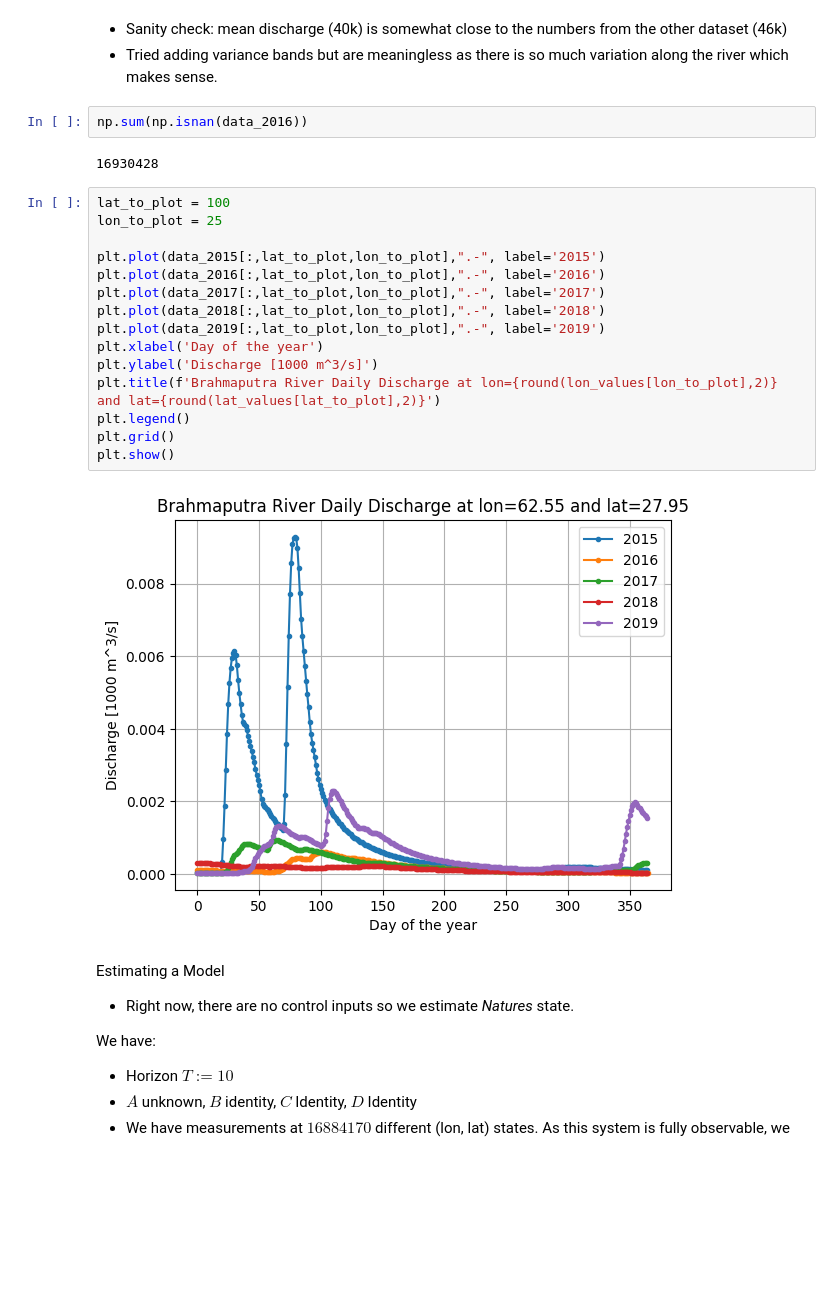
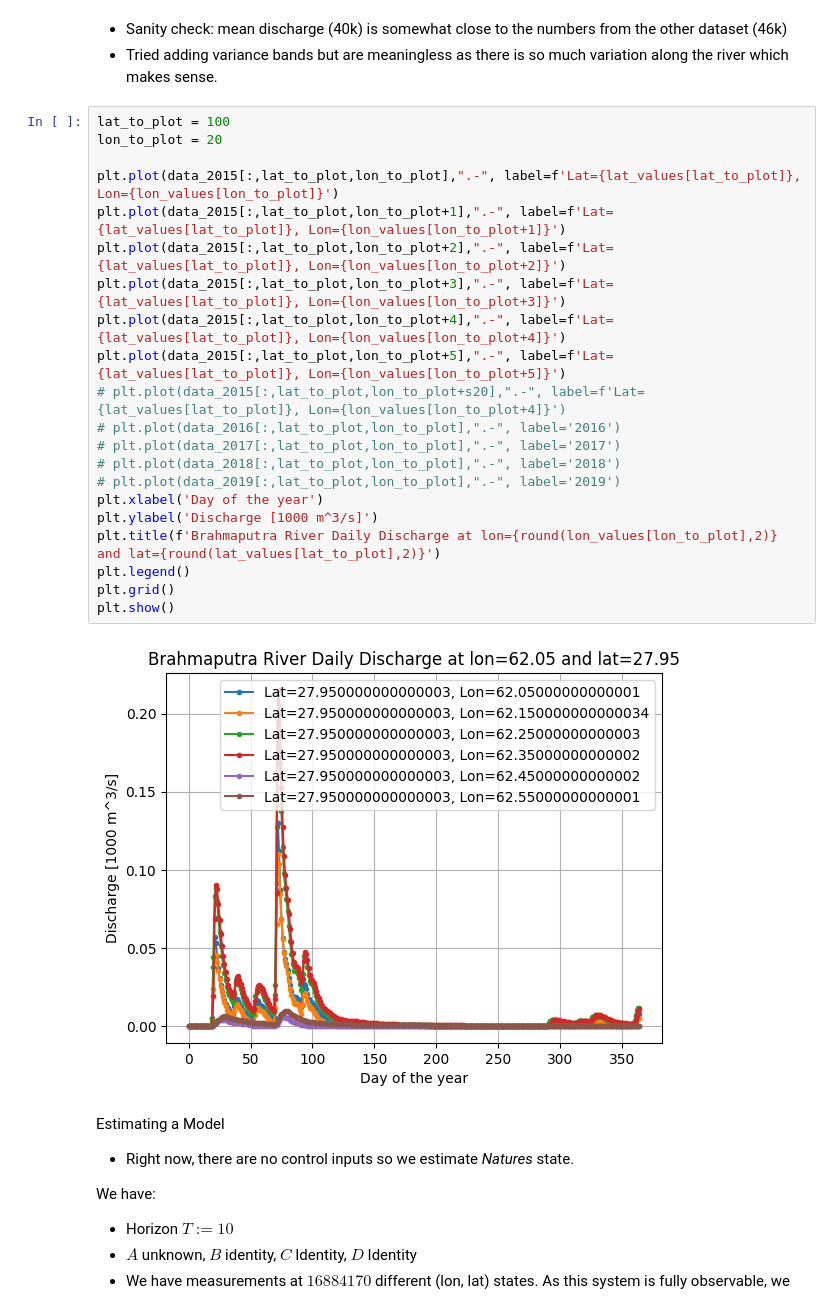
Before and after one commit to PaulNitschke/DS-Brahmaputra-River, a Jupyter notebook: notebooks/yearly_discharge.ipynb, the cells around one changed output. Drawn from its saved outputs; the diff is of its cells as text; blank space fills up the shorter version.

```diff
--- a/notebooks/yearly_discharge.ipynb
+++ b/notebooks/yearly_discharge.ipynb
@@ -68,27 +163,29 @@ plt.show()
 # %% [markdown]
 - Sanity check: mean discharge (40k) is somewhat close to the numbers from the other dataset (46k)
 - Tried adding variance bands but are meaningless as there is so much variation along the river which makes sense.
-# %%
-np.sum(np.isnan(data_2016))
-# %% [output]
-16930428
 # %%
 lat_to_plot = 100
-lon_to_plot = 25
+lon_to_plot = 20
 
-plt.plot(data_2015[:,lat_to_plot,lon_to_plot],".-", label='2015')
-plt.plot(data_2016[:,lat_to_plot,lon_to_plot],".-", label='2016')
-plt.plot(data_2017[:,lat_to_plot,lon_to_plot],".-", label='2017')
-plt.plot(data_2018[:,lat_to_plot,lon_to_plot],".-", label='2018')
-plt.plot(data_2019[:,lat_to_plot,lon_to_plot],".-", label='2019')
+plt.plot(data_2015[:,lat_to_plot,lon_to_plot],".-", label=f'Lat={lat_values[lat_to_plot]}, Lon={lon_values[lon_to_plot]}')
+plt.plot(data_2015[:,lat_to_plot,lon_to_plot+1],".-", label=f'Lat={lat_values[lat_to_plot]}, Lon={lon_values[lon_to_plot+1]}')
+plt.plot(data_2015[:,lat_to_plot,lon_to_plot+2],".-", label=f'Lat={lat_values[lat_to_plot]}, Lon={lon_values[lon_to_plot+2]}')
+plt.plot(data_2015[:,lat_to_plot,lon_to_plot+3],".-", label=f'Lat={lat_values[lat_to_plot]}, Lon={lon_values[lon_to_plot+3]}')
+plt.plot(data_2015[:,lat_to_plot,lon_to_plot+4],".-", label=f'Lat={lat_values[lat_to_plot]}, Lon={lon_values[lon_to_plot+4]}')
+plt.plot(data_2015[:,lat_to_plot,lon_to_plot+5],".-", label=f'Lat={lat_values[lat_to_plot]}, Lon={lon_values[lon_to_plot+5]}')
+# plt.plot(data_2015[:,lat_to_plot,lon_to_plot+s20],".-", label=f'Lat={lat_values[lat_to_plot]}, Lon={lon_values[lon_to_plot+4]}')
+# plt.plot(data_2016[:,lat_to_plot,lon_to_plot],".-", label='2016')
+# plt.plot(data_2017[:,lat_to_plot,lon_to_plot],".-", label='2017')
+# plt.plot(data_2018[:,lat_to_plot,lon_to_plot],".-", label='2018')
+# plt.plot(data_2019[:,lat_to_plot,lon_to_plot],".-", label='2019')
 plt.xlabel('Day of the year')
 plt.ylabel('Discharge [1000 m^3/s]')
 plt.title(f'Brahmaputra River Daily Discharge at lon={round(lon_values[lon_to_plot],2)} and lat={round(lat_values[lat_to_plot],2)}')
 plt.legend()
 plt.grid()
 plt.show()
 # %% [output]
-[figure, old version]
+[figure, new version]
 # %% [markdown]
 Estimating a Model
 - Right now, there are no control inputs so we estimate *Natures* state.
```
Also changed, not shown: parts of 11 cells of this notebook.
